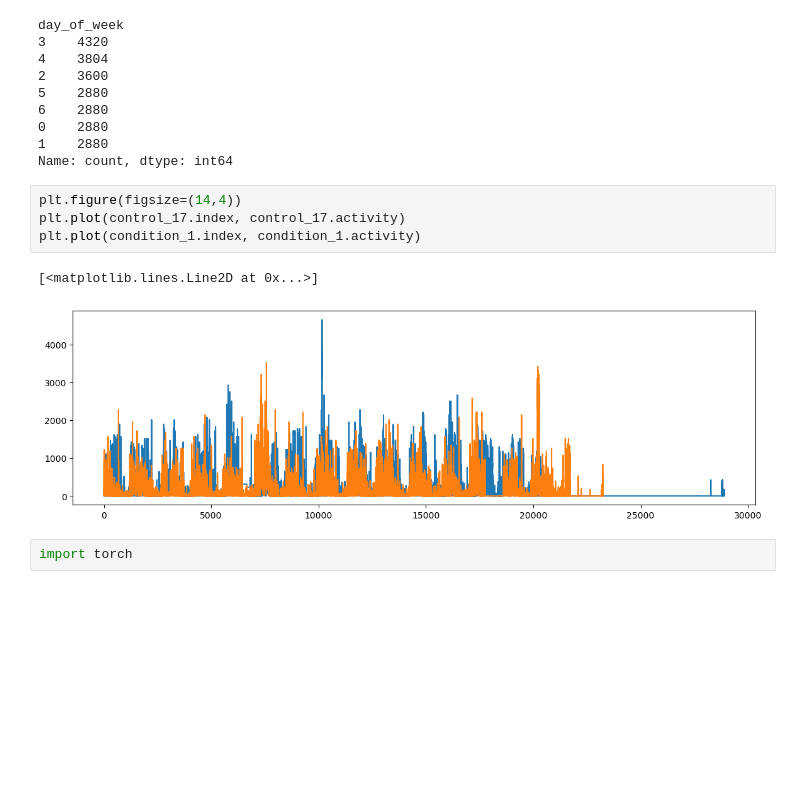
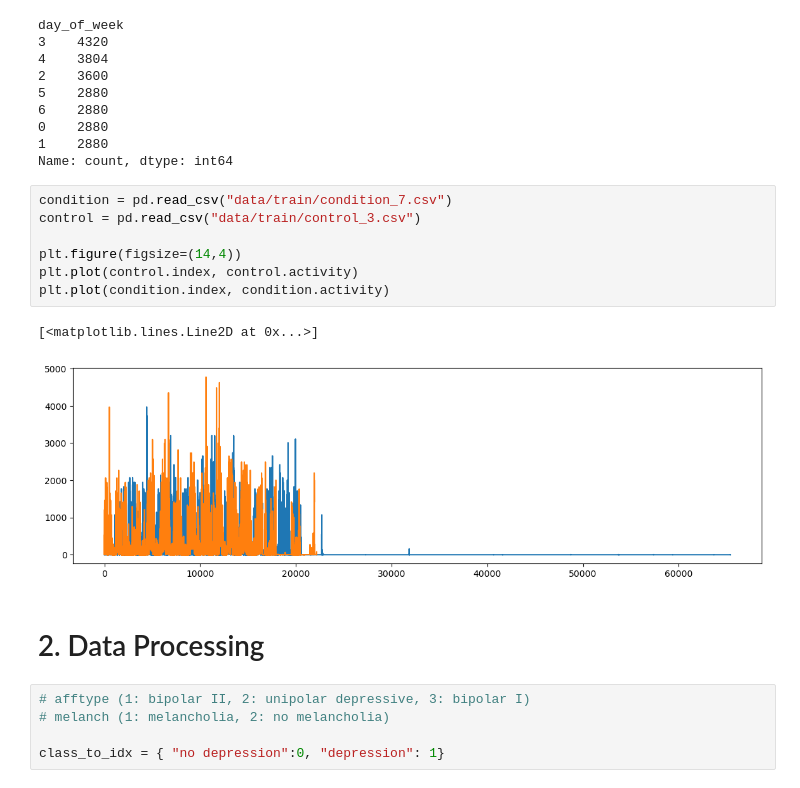
Before and after one commit to ng-daniel/depression_ml, a Jupyter notebook: depression_notebook.ipynb, the cells around one changed output. Drawn from its saved outputs; the diff is of its cells as text; blank space fills up the shorter version.

```diff
--- a/depression_notebook.ipynb
+++ b/depression_notebook.ipynb
@@ -86,11 +105,19 @@ day_of_week
 1    2880
 Name: count, dtype: int64
 # %%
+condition = pd.read_csv("data/train/condition_7.csv")
+control = pd.read_csv("data/train/control_3.csv")
+
 plt.figure(figsize=(14,4))
-plt.plot(control_17.index, control_17.activity)
-plt.plot(condition_1.index, condition_1.activity)
+plt.plot(control.index, control.activity)
+plt.plot(condition.index, condition.activity)
 # %% [output]
 [<matplotlib.lines.Line2D at 0x...>]
-[figure, old version]
+[figure, new version]
-# %%
-import torch
+# %% [markdown]
+# 2. Data Processing
+# %%
+# afftype (1: bipolar II, 2: unipolar depressive, 3: bipolar I)
+# melanch (1: melancholia, 2: no melancholia)
+
+class_to_idx = { "no depression":0, "depression": 1}
```
Also changed, not shown: parts of 19 cells of this notebook.
